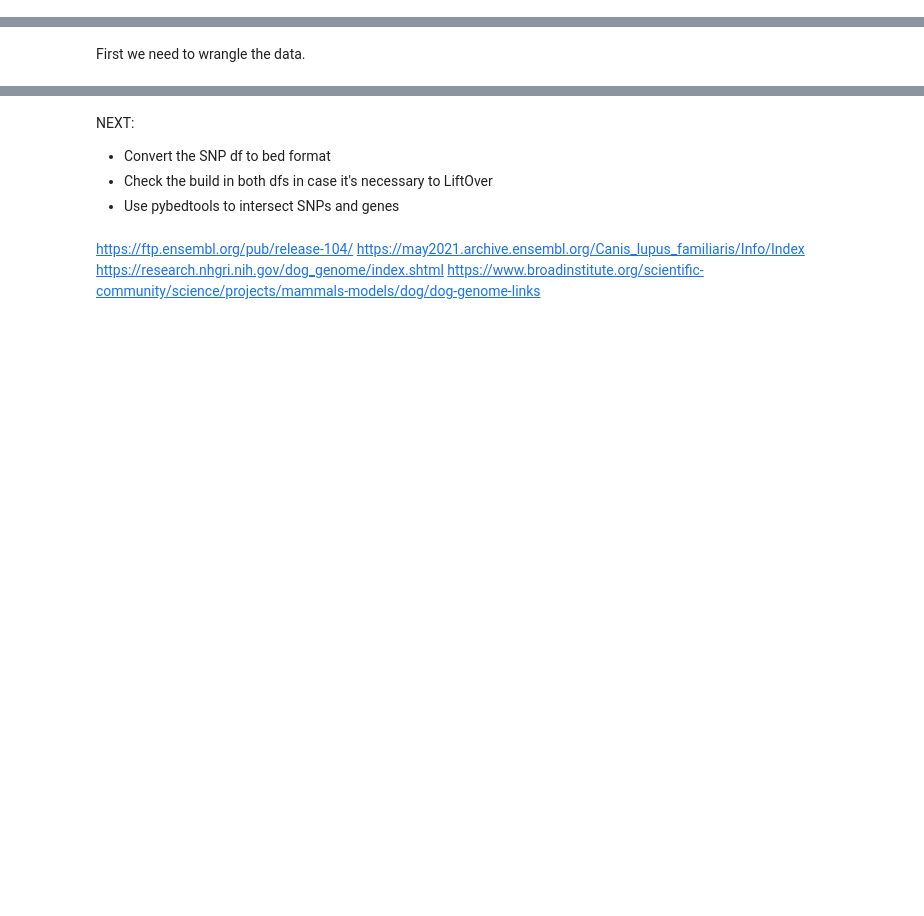
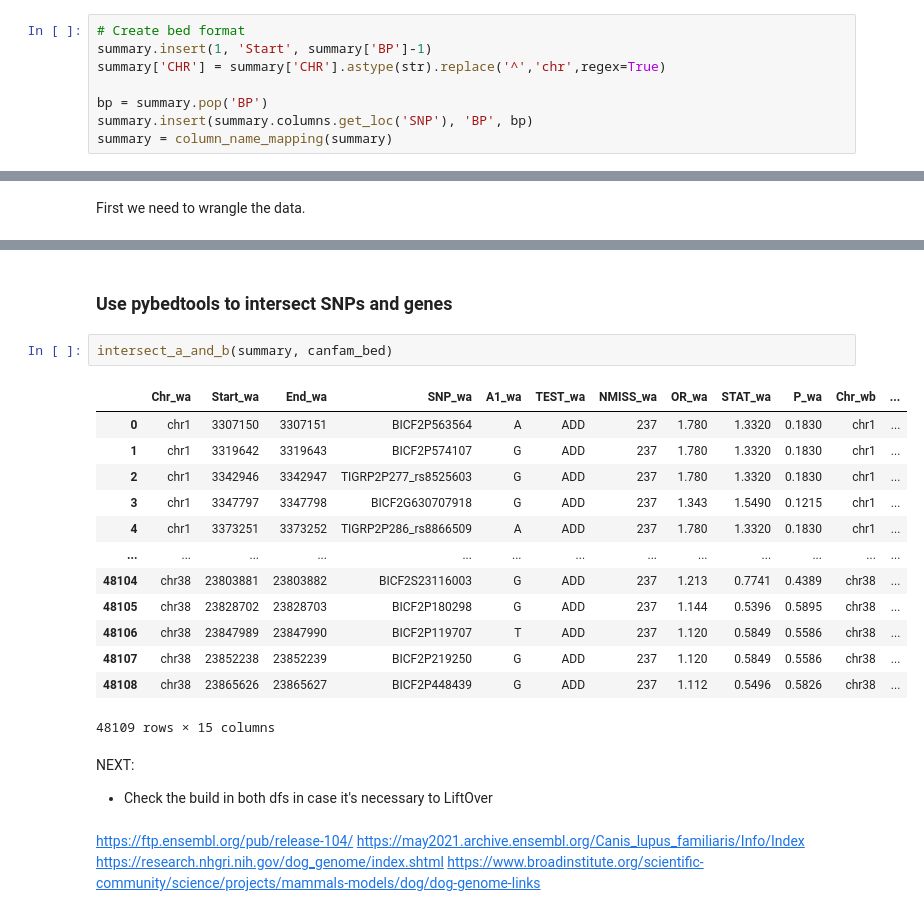
Before and after one commit to KSVelArc/acl-dogs-gwas, a Jupyter notebook: gwas_anterior_cruciate_ligament_rupture.ipynb, the cells around one changed output, grey strips where cells are left out. Drawn from its saved outputs; the diff is of its cells as text; blank space fills up the shorter version.

```diff
--- a/gwas_anterior_cruciate_ligament_rupture.ipynb
+++ b/gwas_anterior_cruciate_ligament_rupture.ipynb
@@ -248,3 +247,11 @@ Name: SNP, Length: 67, dtype: object
 67 variants meet the significance threshold.
 
 We want to know in which genes the SNPs are located.
+# %%
+# Create bed format
+summary.insert(1, 'Start', summary['BP']-1)
+summary['CHR'] = summary['CHR'].astype(str).replace('^','chr',regex=True)
+
+bp = summary.pop('BP')
+summary.insert(summary.columns.get_loc('SNP'), 'BP', bp)
+summary = column_name_mapping(summary)
@@ -301,8 +327,24 @@ canfam_bed
+# %% [markdown]
+### Use pybedtools to intersect SNPs and genes
+# %%
+intersect_a_and_b(summary, canfam_bed)
+# %% [output]
+|  | Chr_wa | Start_wa | End_wa | SNP_wa | A1_wa | TEST_wa | NMISS_wa | OR_wa | STAT_wa | P_wa | Chr_wb | ... |
+| 0 | chr1 | 3307150 | 3307151 | BICF2P563564 | A | ADD | 237 | 1.780 | 1.3320 | 0.1830 | chr1 | ... |
+| 1 | chr1 | 3319642 | 3319643 | BICF2P574107 | G | ADD | 237 | 1.780 | 1.3320 | 0.1830 | chr1 | ... |
+| 2 | chr1 | 3342946 | 3342947 | TIGRP2P277_rs8525603 | G | ADD | 237 | 1.780 | 1.3320 | 0.1830 | chr1 | ... |
+| 3 | chr1 | 3347797 | 3347798 | BICF2G630707918 | G | ADD | 237 | 1.343 | 1.5490 | 0.1215 | chr1 | ... |
+| 4 | chr1 | 3373251 | 3373252 | TIGRP2P286_rs8866509 | A | ADD | 237 | 1.780 | 1.3320 | 0.1830 | chr1 | ... |
+| ... | ... | ... | ... | ... | ... | ... | ... | ... | ... | ... | ... | ... |
+| 48104 | chr38 | 23803881 | 23803882 | BICF2S23116003 | G | ADD | 237 | 1.213 | 0.7741 | 0.4389 | chr38 | ... |
+| 48105 | chr38 | 23828702 | 23828703 | BICF2P180298 | G | ADD | 237 | 1.144 | 0.5396 | 0.5895 | chr38 | ... |
+| 48106 | chr38 | 23847989 | 23847990 | BICF2P119707 | T | ADD | 237 | 1.120 | 0.5849 | 0.5586 | chr38 | ... |
+| 48107 | chr38 | 23852238 | 23852239 | BICF2P219250 | G | ADD | 237 | 1.120 | 0.5849 | 0.5586 | chr38 | ... |
+| 48108 | chr38 | 23865626 | 23865627 | BICF2P448439 | G | ADD | 237 | 1.112 | 0.5496 | 0.5826 | chr38 | ... |
+48109 rows × 15 columns
 # %% [markdown]
 NEXT:
-- Convert the SNP df to bed format
 - Check the build in both dfs in case it's necessary to LiftOver
-- Use pybedtools to intersect SNPs and genes
 # %% [markdown]
 https://ftp.ensembl.org/pub/release-104/
 https://may2021.archive.ensembl.org/Canis_lupus_familiaris/Info/Index
```
Also changed, not shown: parts of 5 cells of this notebook.
